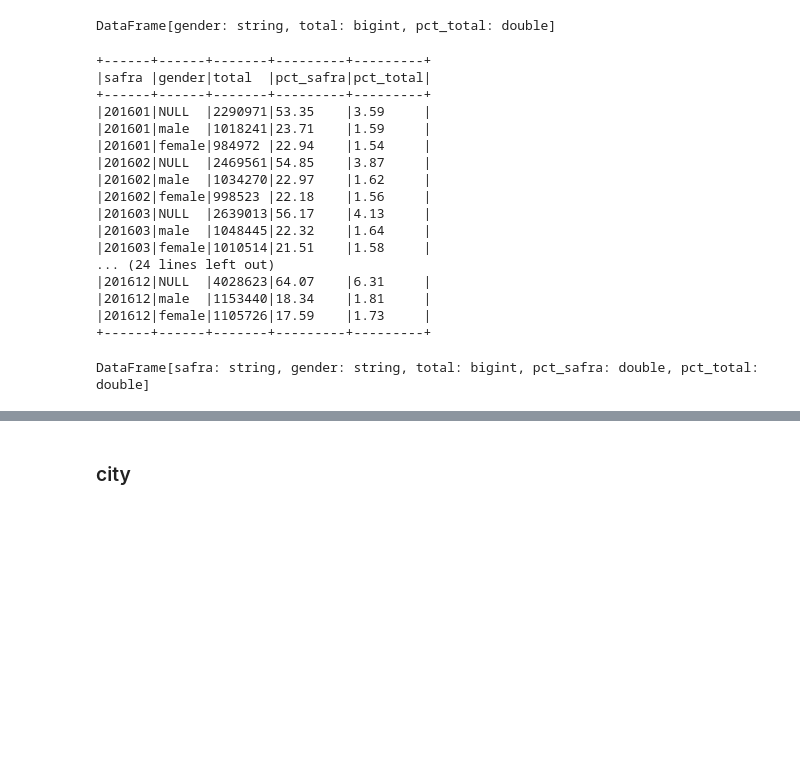
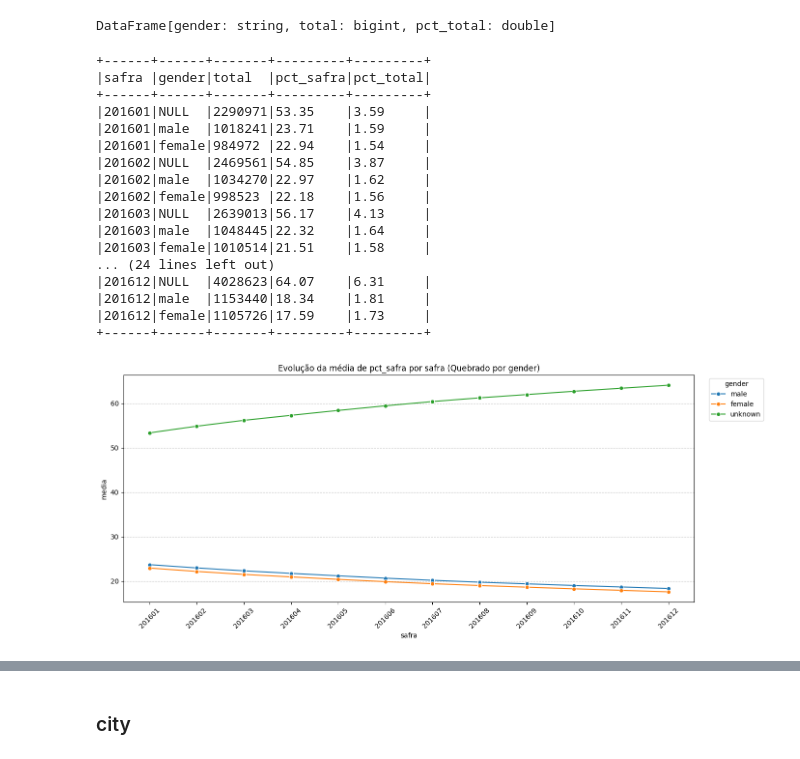
Before and after one commit to GuMauriz/datamaster, a Jupyter notebook: eda.ipynb, the cells around one changed output, grey strips where cells are left out. Cells and saved outputs as stored; diff of their text form; code cells hidden in the pictures; blank space fills up the shorter version.

```diff
--- a/eda.ipynb
+++ b/eda.ipynb
@@ -1958,7 +1990,7 @@ calcular_distribuicao(df_members, ["gender"], n_show=5)
 +------+--------+---------+
 DataFrame[gender: string, total: bigint, pct_total: double]
 # %%
-calcular_distribuicao(df_members, ["gender"], n_show=100, agrupar_por_safra=True)
+gender_per_safra = calcular_distribuicao(df_members, ["gender"], n_show=100, agrupar_por_safra=True)
 # %% [output]
 +------+------+-------+---------+---------+
 |safra |gender|total  |pct_safra|pct_total|
@@ -1977,7 +2009,10 @@ calcular_distribuicao(df_members, ["gender"], n_show=100, agrupar_por_safra=True
 |201612|male  |1153440|18.34    |1.81     |
 |201612|female|1105726|17.59    |1.73     |
 +------+------+-------+---------+---------+
-DataFrame[safra: string, gender: string, total: bigint, pct_safra: double, pct_total: double]
+# %%
+gender_per_safra = gender_per_safra.withColumn("gender", F.when(F.col("gender").isNull(), "unknown").otherwise(F.col("gender")))
 # %%
-plot_tendencia_temporal()
+plot_tendencia_temporal(gender_per_safra, col_valor="pct_safra", categories="gender")
+# %% [output]
+[figure, added]
 # %%
```
Also changed, not shown: parts of 10 cells of this notebook.
